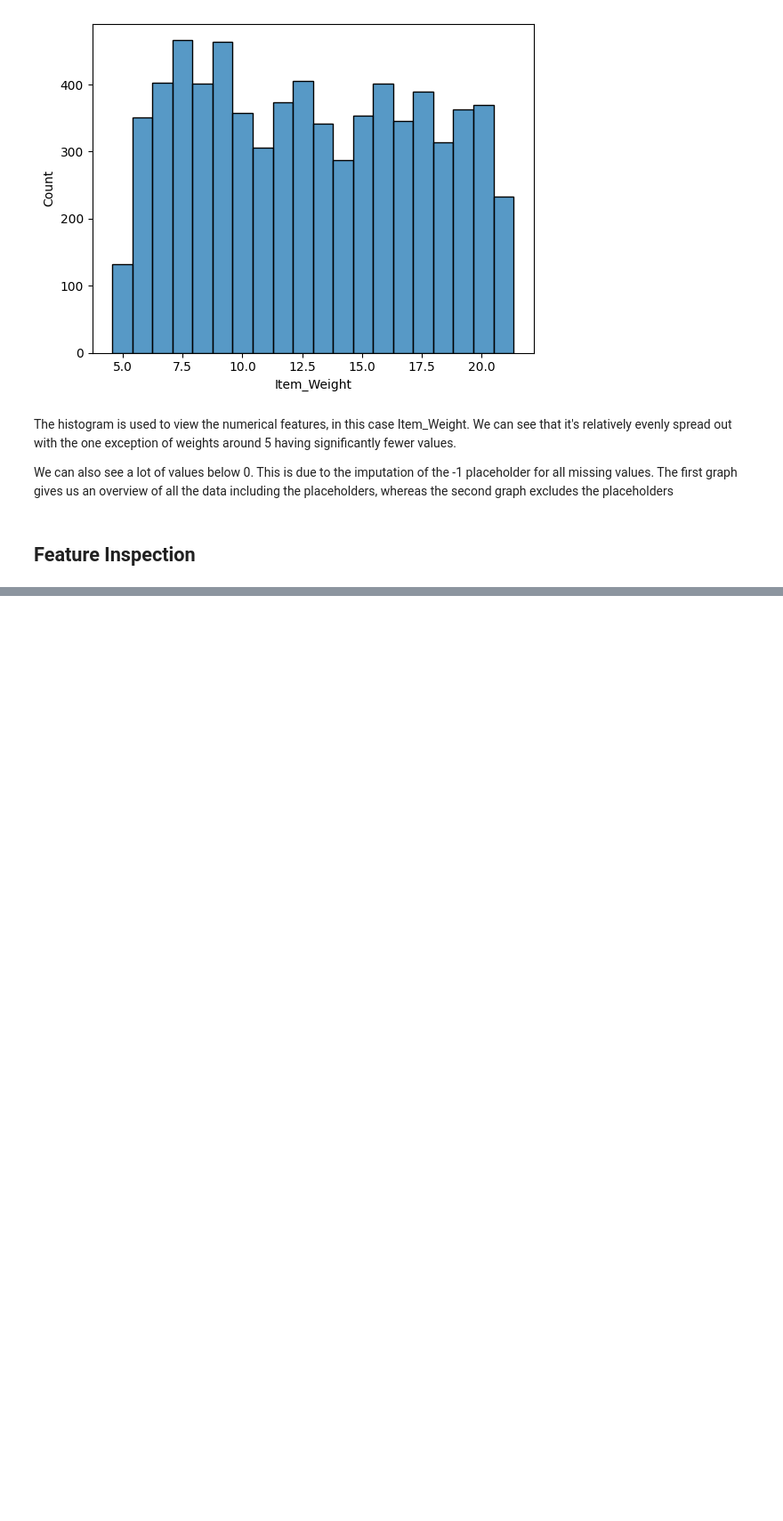
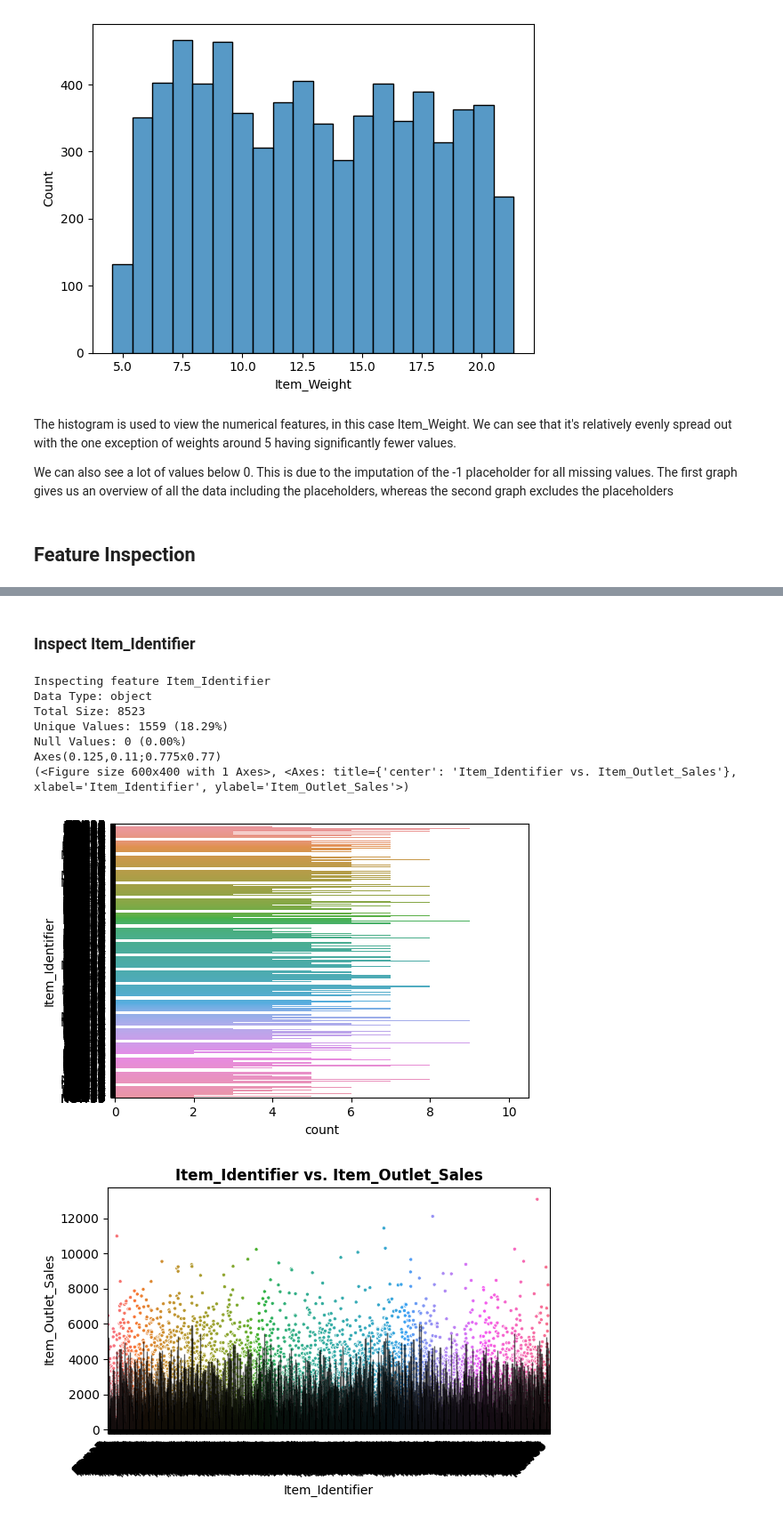
Before and after one commit to YoungVoid/Prediction-of-Product-Sales, a Jupyter notebook: Prediction_of_Product_Sales.ipynb, the cells around one changed output, grey strips where cells are left out. Shown at 89% size. Saved outputs shown, nothing was run; the diff lists cells and outputs as text; code cells hidden in the pictures; blank space fills up the shorter version.

```diff
--- a/Prediction_of_Product_Sales.ipynb
+++ b/Prediction_of_Product_Sales.ipynb
@@ -407,0 +430,3 @@ We can also see a lot of values below 0. This is due to the imputation of the -1
+# %%
+# Make the change permanent
+df_sales_predictions['Outlet_Size'].replace('MISSING', np.nan, inplace=True)
@@ -407,0 +442,3 @@ We can also see a lot of values below 0. This is due to the imputation of the -1
+# %%
+# Make the change permanent
+df_sales_predictions['Item_Weight'].replace(-1, np.nan, inplace=True)
@@ -407,0 +599,14 @@ We can also see a lot of values below 0. This is due to the imputation of the -1
+# %% [markdown]
+### Inspect Item_Identifier
+# %%
+InspectFeature('Item_Identifier')
+# %% [output]
+Inspecting feature Item_Identifier
+Data Type: object
+Total Size: 8523
+Unique Values: 1559 (18.29%)
+Null Values: 0 (0.00%)
+Axes(0.125,0.11;0.775x0.77)
+(<Figure size 600x400 with 1 Axes>, <Axes: title={'center': 'Item_Identifier vs. Item_Outlet_Sales'}, xlabel='Item_Identifier', ylabel='Item_Outlet_Sales'>)
+[figure, added]
+[figure, added]
```
Also changed, not shown: parts of 80 cells of this notebook.
